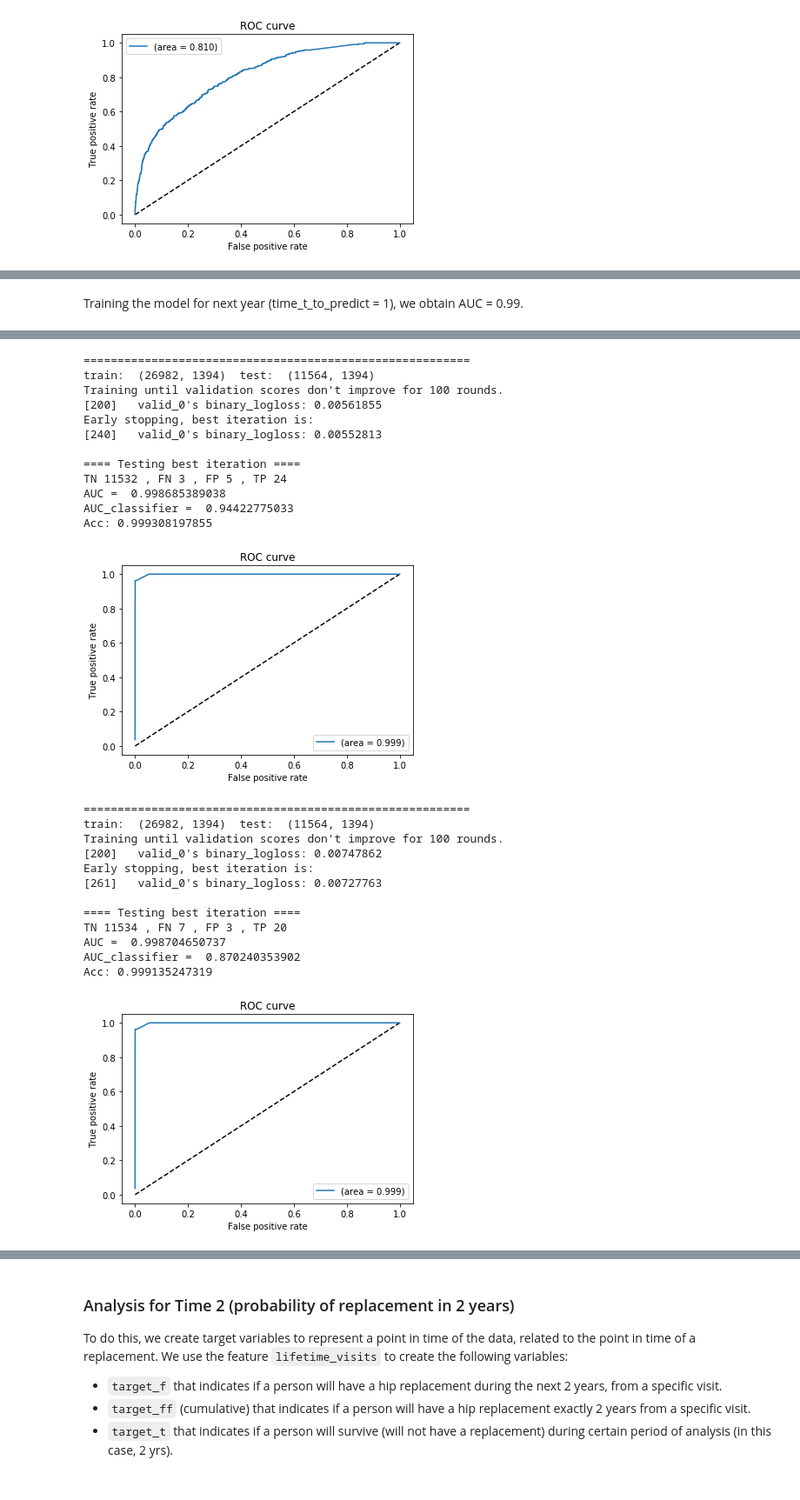
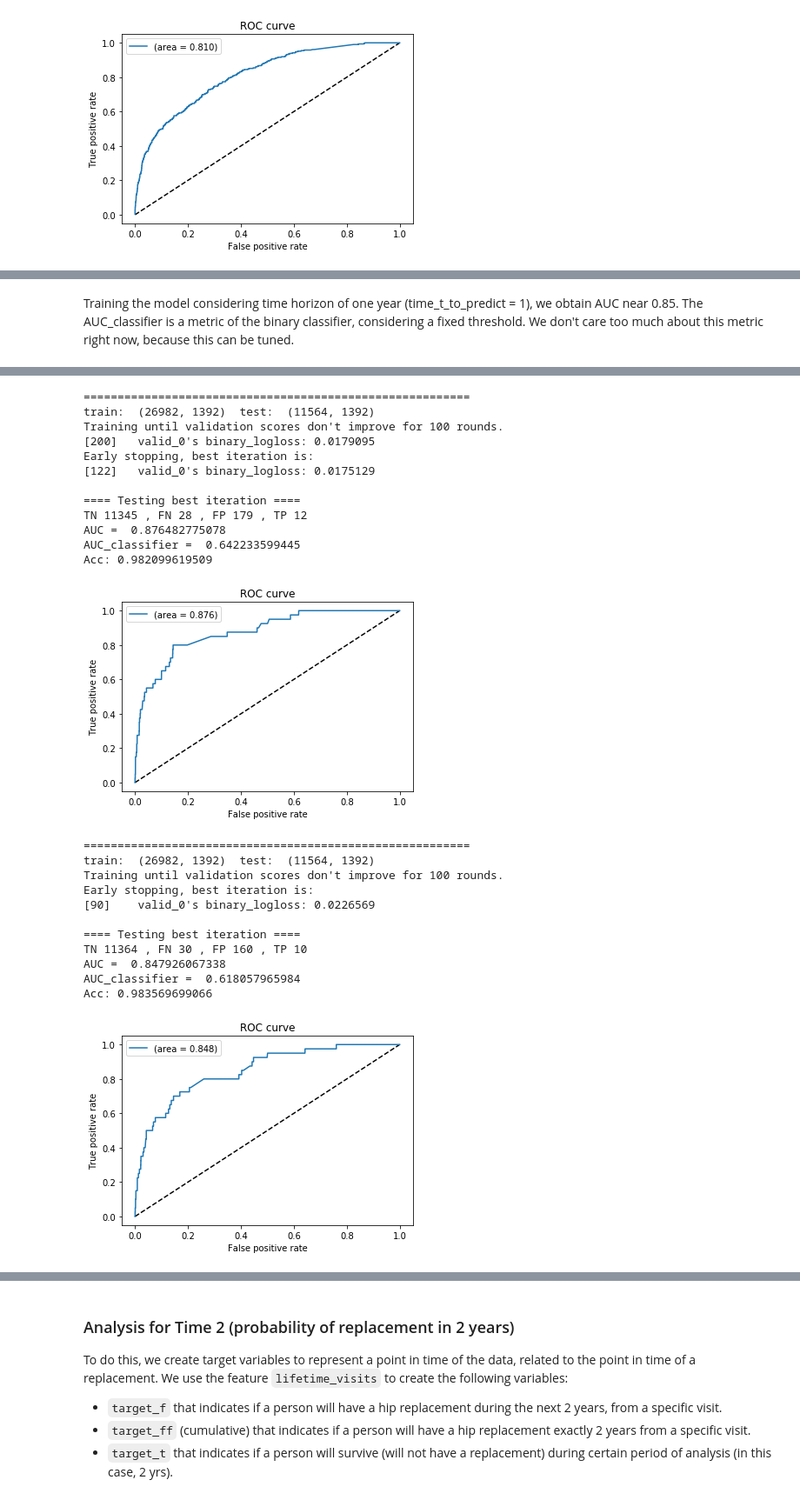
Before and after one commit to methoddatascience/zeta, a Jupyter notebook: keystone/all_clinical_features - Survival.ipynb, the cells around one changed output, grey strips where cells are left out. Shown: that part at 87% size. Saved outputs shown, nothing was run; the diff lists cells and outputs as text; code cells hidden in the pictures.

```diff
--- a/keystone/all_clinical_features - Survival.ipynb
+++ b/keystone/all_clinical_features - Survival.ipynb
@@ -388,7 +388,7 @@ def plotImportances(model,max_num_features=20):
     ax = lgb.plot_importance(model, max_num_features=max_num_features)
     plt.show()
 # %%
-def TrainAndTest(train_features, train_target, test_features, test_target, boosting_type='gbdt', max_depth=20, n_estimators = 10000,objective='binary',validation_split=0.25, iterations = 10, Testing = False, testing_model=None):
+def TrainAndTest(train_features, train_target, test_features, test_target, boosting_type='gbdt', max_depth=20, n_estimators = 10000,objective='binary',validation_split=0.25, clf_threshold=0.5, iterations = 10, Testing = False, testing_model=None):
 
     assert train_features.shape[1] == test_features.shape[1]
     assert train_features.shape[0] == train_target.shape[0]
@@ -419,7 +419,7 @@ def TrainAndTest(train_features, train_target, test_features, test_target, boost
         #vmetrics = confusion_matrix(test_target, np.argmax(test_pred,axis=1))
         #print ('TN',vmetrics[0,0],', FN',vmetrics[1,0],', FP',vmetrics[0,1],', TP',vmetrics[1,1])
         if objective=='binary':
-            printConfusionMatrix(test_pred[:,1],test_target)
+            printConfusionMatrix(test_pred[:,1],test_target,threshold=clf_threshold)
             plotROC(test_target,test_pred[:,1])
 
     return model, test_pred
@@ -480,14 +480,14 @@ def getTimeSpecific(data,time_t_to_predict = 1, drop_columns=True, drop_censored
         dt = dt.drop(['ID','id','prior_visit','failure_', 'visit','lifetime_visits','target_f','target_t','target_ff'] + target_name,axis=1)
 
     return dt,target
-# %% [markdown]
-Training the model for next year (time_t_to_predict = 1), we obtain AUC = 0.99.
+# %% [markdown]
+Training the model considering time horizon of one year (time_t_to_predict = 1), we obtain AUC near 0.85. The AUC_classifier is a metric of the binary classifier, considering a fixed threshold. We don't care too much about this metric right now, because this can be tuned.
 # %%
 train_t1, target_t1 = getTimeSpecific(DATASET,time_t_to_predict=1,drop_censored=True)
 #train_t1 = train_t1.drop(columns=least_important)
-train_t1 = train_t1.drop(columns='REASON')
+train_t1 = train_t1.drop(columns='VISDYS')
 train_t1, test_t1, target_t1, test_target_t1 = train_test_split(train_t1,target_t1, test_size=0.3)
 
-model_t1, test_pred_t1 = TrainAndTest(train_t1,target_t1,test_t1,test_target_t1, iterations=3)
+model_t1, test_pred_t1 = TrainAndTest(train_t1,target_t1,test_t1,test_target_t1, iterations=3, clf_threshold=0.0134)
 # %% [output]
 =========================================================
@@ -507,29 +506,28 @@ Acc: 0.999221722587
 =========================================================
-train:  (26982, 1394)  test:  (11564, 1394)
+train:  (26982, 1392)  test:  (11564, 1392)
 Training until validation scores don't improve for 100 rounds.
-[200]   valid_0's binary_logloss: 0.00561855
+[200]   valid_0's binary_logloss: 0.0179095
 Early stopping, best iteration is:
-[240]   valid_0's binary_logloss: 0.00552813
+[122]   valid_0's binary_logloss: 0.0175129
 
 ==== Testing best iteration ====
-TN 11532 , FN 3 , FP 5 , TP 24
-AUC =  0.998685389038
-AUC_classifier =  0.94422775033
-Acc: 0.999308197855
+TN 11345 , FN 28 , FP 179 , TP 12
+AUC =  0.876482775078
+AUC_classifier =  0.642233599445
+Acc: 0.982099619509
-[figure, old version]
+[figure, new version]
 =========================================================
-train:  (26982, 1394)  test:  (11564, 1394)
+train:  (26982, 1392)  test:  (11564, 1392)
 Training until validation scores don't improve for 100 rounds.
-[200]   valid_0's binary_logloss: 0.00747862
 Early stopping, best iteration is:
-[261]   valid_0's binary_logloss: 0.00727763
+[90]    valid_0's binary_logloss: 0.0226569
 
 ==== Testing best iteration ====
-TN 11534 , FN 7 , FP 3 , TP 20
-AUC =  0.998704650737
-AUC_classifier =  0.870240353902
-Acc: 0.999135247319
+TN 11364 , FN 30 , FP 160 , TP 10
+AUC =  0.847926067338
+AUC_classifier =  0.618057965984
+Acc: 0.983569699066
-[figure, old version]
+[figure, new version]
 # %%
 plotImportances(model_t1)
 # %% [output]
```
Also changed, not shown: parts of 7 cells of this notebook.
